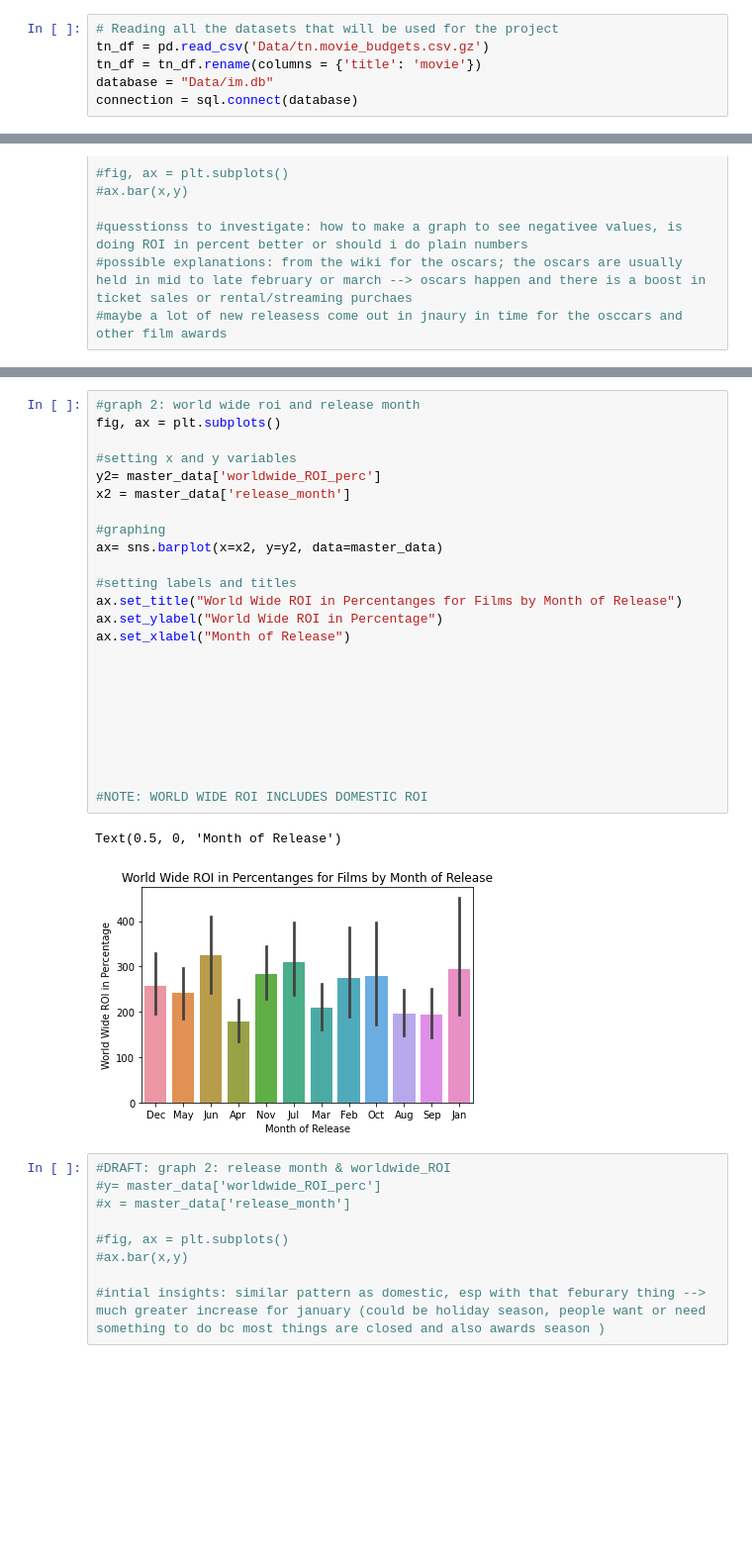
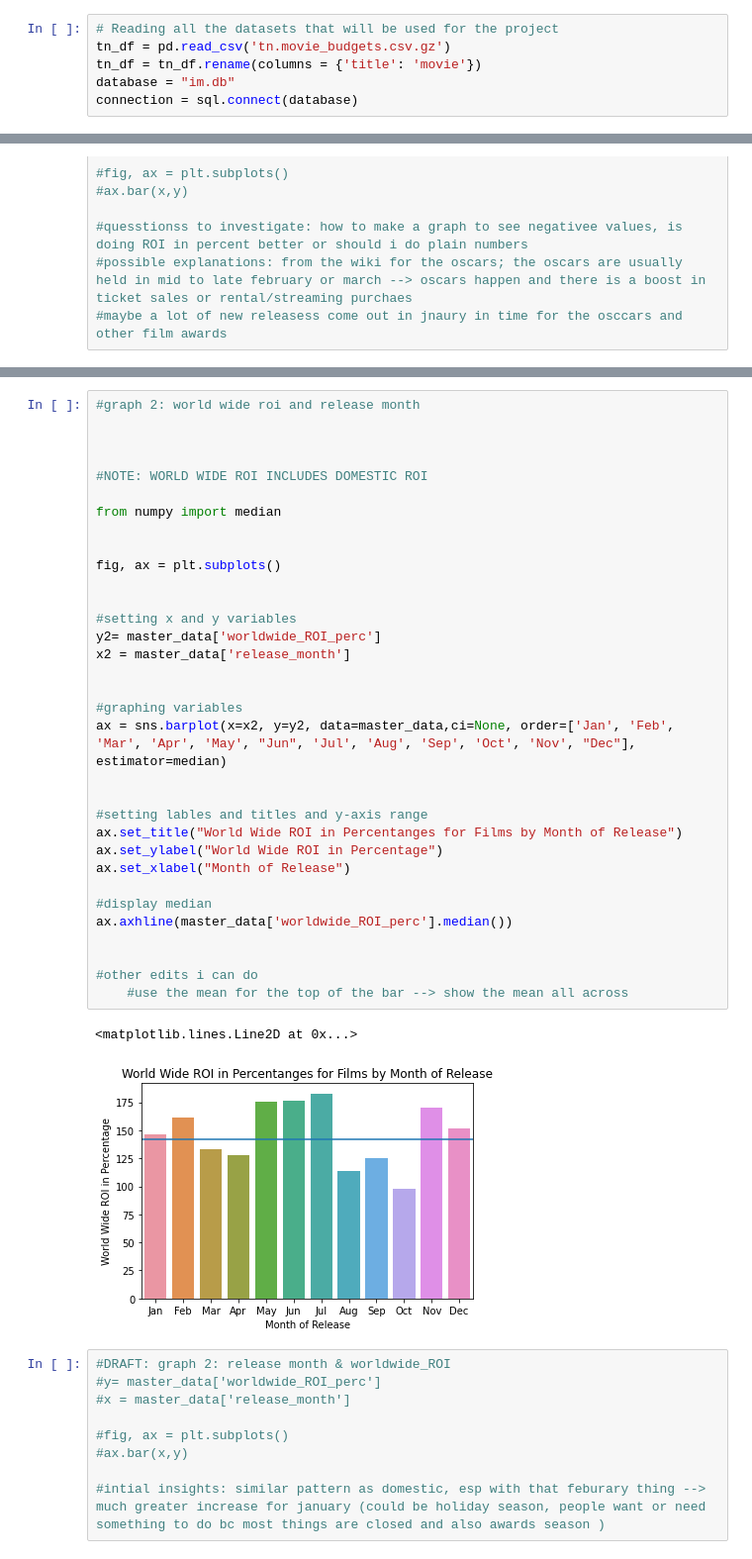
Before and after one commit to sarahadamsjack/phase-1-project-1, a Jupyter notebook: index.ipynb, the cells around one changed output, grey strips where cells are left out. Shown at 99% size. Cells and saved outputs as stored; diff of their text form; blank space fills up the shorter version.

Commit message:
figures 1A and 1B reformatted in seaborn

```diff
--- a/index.ipynb
+++ b/index.ipynb
@@ -33,8 +31,8 @@ im.db                   rt.reviews.tsv.gz
 # %%
 # Reading all the datasets that will be used for the project
-tn_df = pd.read_csv('Data/tn.movie_budgets.csv.gz')
+tn_df = pd.read_csv('tn.movie_budgets.csv.gz')
 tn_df = tn_df.rename(columns = {'title': 'movie'})
-database = "Data/im.db"
+database = "im.db"
 connection = sql.connect(database)
 # %%
 # connecting sqlite3 cursor
@@ -188,30 +229,39 @@ Text(0.5, 0, 'Month of Release')
 # %%
 #graph 2: world wide roi and release month
+
+
+
+#NOTE: WORLD WIDE ROI INCLUDES DOMESTIC ROI
+
+from numpy import median
+
+
 fig, ax = plt.subplots()
+
 
 #setting x and y variables
 y2= master_data['worldwide_ROI_perc']
 x2 = master_data['release_month']
 
-#graphing
-ax= sns.barplot(x=x2, y=y2, data=master_data)
 
-#setting labels and titles
+#graphing variables
+ax = sns.barplot(x=x2, y=y2, data=master_data,ci=None, order=['Jan', 'Feb', 'Mar', 'Apr', 'May', "Jun", 'Jul', 'Aug', 'Sep', 'Oct', 'Nov', "Dec"], estimator=median)
+
+
+#setting lables and titles and y-axis range
 ax.set_title("World Wide ROI in Percentanges for Films by Month of Release")
 ax.set_ylabel("World Wide ROI in Percentage")
 ax.set_xlabel("Month of Release")
 
+#display median
+ax.axhline(master_data['worldwide_ROI_perc'].median())
 
 
-
-
-
-
-
-#NOTE: WORLD WIDE ROI INCLUDES DOMESTIC ROI
+#other edits i can do
+    #use the mean for the top of the bar --> show the mean all across
 # %% [output]
-Text(0.5, 0, 'Month of Release')
+<matplotlib.lines.Line2D at 0x...>
-[figure, old version]
+[figure, new version]
 # %%
 #DRAFT: graph 2: release month & worldwide_ROI
 #y= master_data['worldwide_ROI_perc']
```
Also changed, not shown: parts of 7 cells of this notebook.
